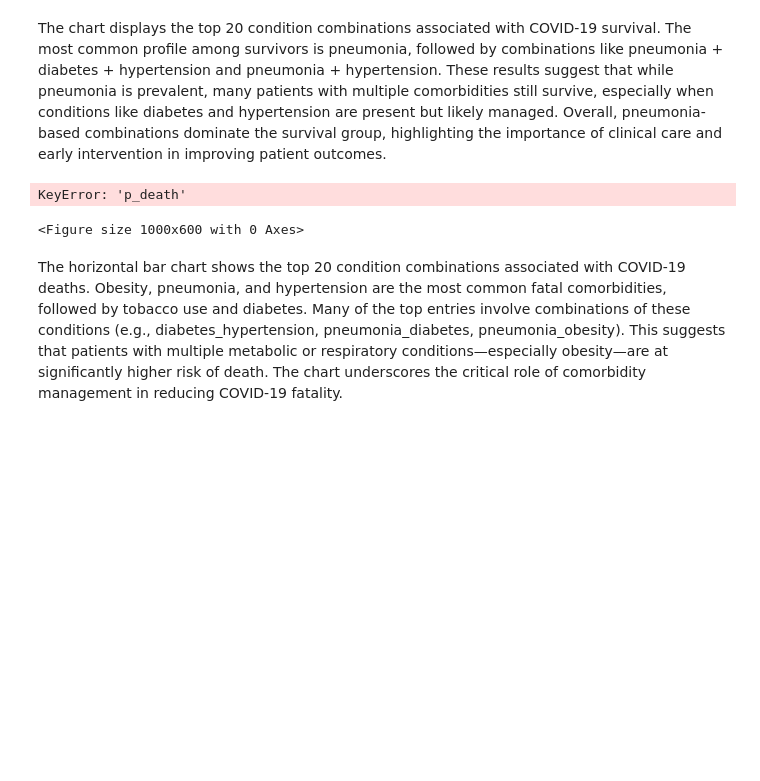
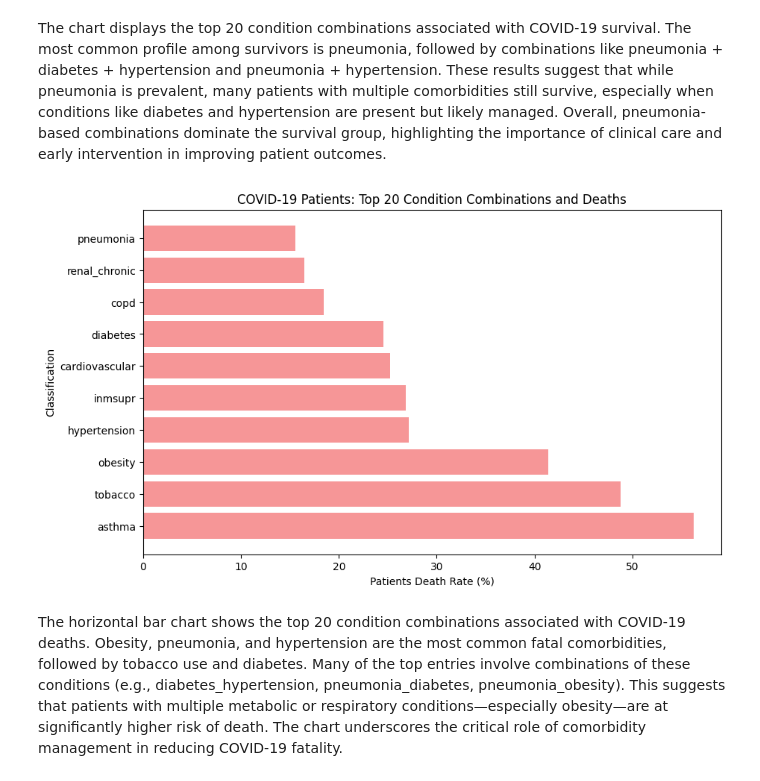
Before and after one commit to RichieMonkeyNinja/covid19-mortality-risk-factors, a Jupyter notebook: WQD7003_DataAnalytics_GroupProject.ipynb, the cells around one changed output. Cells and saved outputs as stored; diff of their text form; code cells hidden in the pictures; blank space fills up the shorter version.

```diff
--- a/WQD7003_DataAnalytics_GroupProject.ipynb
+++ b/WQD7003_DataAnalytics_GroupProject.ipynb
@@ -880,17 +846,16 @@ top_combos
 The chart displays the top 20 condition combinations associated with COVID-19 survival. The most common profile among survivors is pneumonia, followed by combinations like pneumonia + diabetes + hypertension and pneumonia + hypertension. These results suggest that while pneumonia is prevalent, many patients with multiple comorbidities still survive, especially when conditions like diabetes and hypertension are present but likely managed. Overall, pneumonia-based combinations dominate the survival group, highlighting the importance of clinical care and early intervention in improving patient outcomes.
 # %%
 #20 most common condtions on horizontal graph for female
-top_combos = data_classification_analysis.nlargest(20, 'Deaths')
+top_combos['p_death'] = top_combos.Deaths / top_combos.Population
 plt.figure(figsize=(10,6))
-plt.barh(top_combos['Classification'], top_combos['p_death'], color='#F69697')
+plt.barh(top_combos['Condition'], top_combos['p_death'] * 100, color='#F69697')
 plt.gca().invert_yaxis()
-plt.xlabel('Number of Patients')
-plt.ylabel('Classificaiton')
+plt.xlabel('Patients Death Rate (%)')
+plt.ylabel('Classification')
 plt.title('COVID-19 Patients: Top 20 Condition Combinations and Deaths')
 plt.show()
 # %% [output]
-KeyError: 'p_death'
-<Figure size 1000x600 with 0 Axes>
+[figure, added]
 # %% [markdown]
 The horizontal bar chart shows the top 20 condition combinations associated with COVID-19 deaths. Obesity, pneumonia, and hypertension are the most common fatal comorbidities, followed by tobacco use and diabetes. Many of the top entries involve combinations of these conditions (e.g., diabetes_hypertension, pneumonia_diabetes, pneumonia_obesity). This suggests that patients with multiple metabolic or respiratory conditions—especially obesity—are at significantly higher risk of death. The chart underscores the critical role of comorbidity management in reducing COVID-19 fatality.
 # %% [markdown]
```
Also changed, not shown: parts of 6 cells of this notebook.
